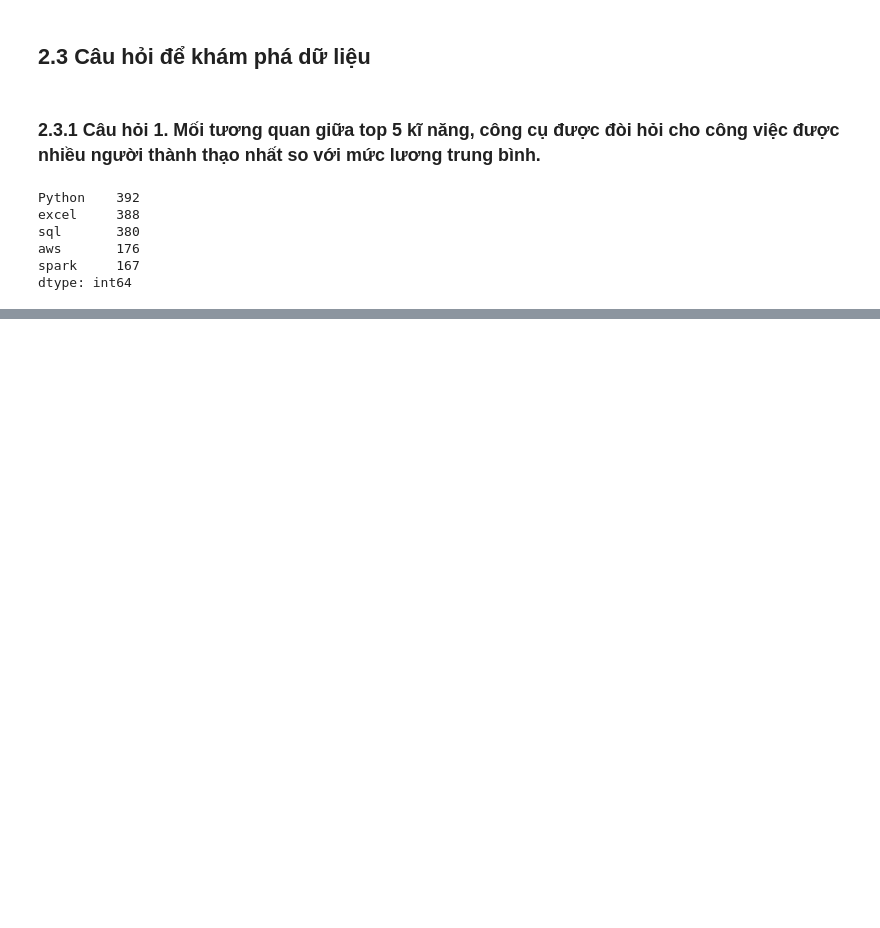
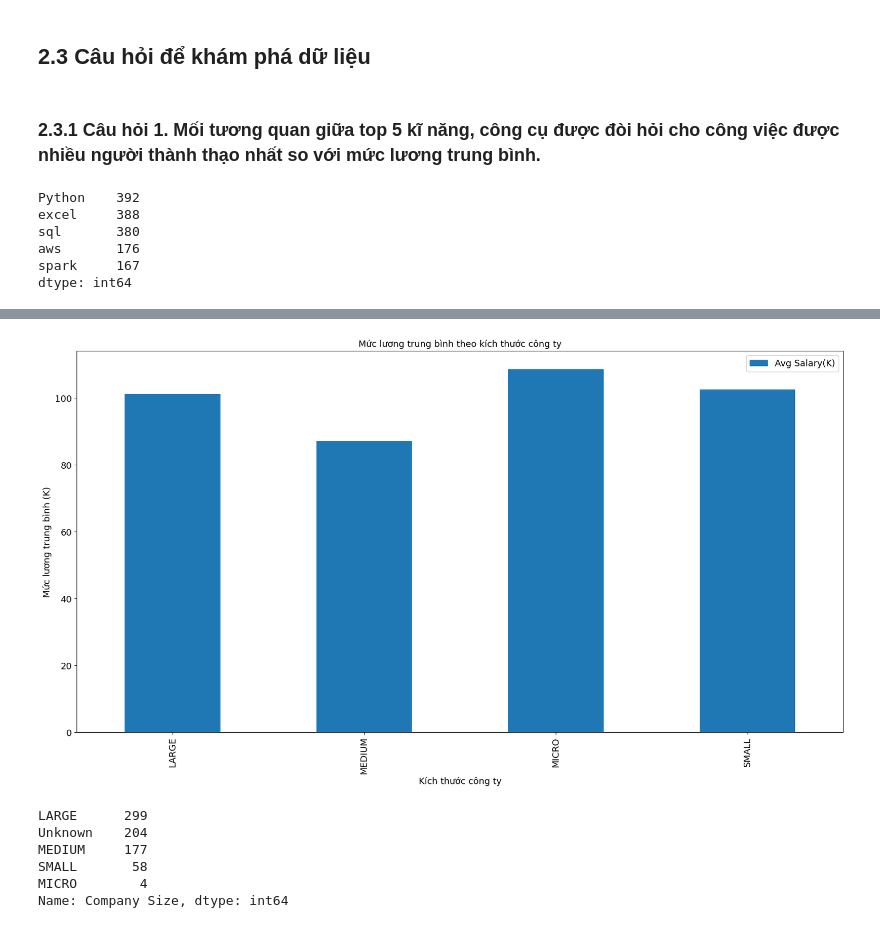
Before and after one commit to BeSo2003/Data-Visualization, a Jupyter notebook: Lab01/Eda.ipynb, the cells around one changed output, grey strips where cells are left out. Saved outputs shown, nothing was run; the diff lists cells and outputs as text; code cells hidden in the pictures; blank space fills up the shorter version.

```diff
--- a/Lab01/Eda.ipynb
+++ b/Lab01/Eda.ipynb
@@ -177,0 +436,6 @@ dtype: int64
+# %%
+cleaned_df_copy = cleaned_df.copy()
+
+# Thêm cột mới "Job City" và "Job State"
+cleaned_df_copy["Job City"] = cleaned_df_copy["Location"].apply(lambda x: str(x).upper().split(',')[0].strip())
+cleaned_df_copy["Job State"] = cleaned_df_copy["Location"].apply(lambda x: str(x).upper().split(',')[1].strip())
@@ -177,0 +449,2 @@ dtype: int64
+# %%
+cleaned_df_copy['Avg Month Salary(K)'] = cleaned_df_copy['Avg Salary(K)'].apply(lambda x: round(x/12,2))
@@ -177,0 +468,44 @@ dtype: int64
+# %%
+def define_company_size(x,y):
+    revenue = x.lower()
+    headcount = y.lower()
+    mapper = {
+        '$10+ billion (usd)': 'LARGE',
+        '$5 to $10 billion (usd)': 'LARGE',
+        '$1 to $2 billion (usd)': 'LARGE',
+        '$2 to $5 billion (usd)': 'LARGE',
+        '$500 million to $1 billion (usd)': 'LARGE',
+        '$100 to $500 million (usd)': 'MEDIUM',
+        '$50 to $100 million (usd)':  'MEDIUM',
+        '$25 to $50 million (usd)': 'MEDIUM',
+        '$10 to $25 million (usd)': 'SMALL',
+        '$5 to $10 million (usd)': 'SMALL',
+        '$1 to $5 million (usd)': 'SMALL',
+        'less than $1 million (usd)': 'MICRO'
+    }
+    classification = 'Unknown' if  ('unknow' in revenue or 'unknow' in headcount) else mapper[revenue]
+    return classification
+# %%
+cleaned_df_copy['Company Size'] = cleaned_df_copy[['Revenue','Size']].apply(lambda x: define_company_size(x["Revenue"],x["Size"]), axis =1)
+# %%
+mean_salary_company_size = cleaned_df_copy[['Company Size','Avg Salary(K)']].groupby('Company Size').mean().iloc[:4]
+ax=mean_salary_company_size.plot(kind='bar',figsize=(20,10))
+ax.tick_params(axis='both', which='major', labelsize=13)
+plt.title('Mức lương trung bình theo kích thước công ty', fontsize=13)
+plt.xlabel('Kích thước công ty', fontsize=13)
+plt.ylabel('Mức lương trung bình (K)', fontsize=13)
+# hiện chú thích
+plt.legend(fontsize=13)
+
+plt.show()
+# %% [output]
+[figure, added]
+# %%
+cleaned_df_copy['Company Size'].value_counts()
+# %% [output]
+LARGE      299
+Unknown    204
+MEDIUM     177
+SMALL       58
+MICRO        4
+Name: Company Size, dtype: int64
```
Also changed, not shown: parts of 62 cells of this notebook, 4 other files.
